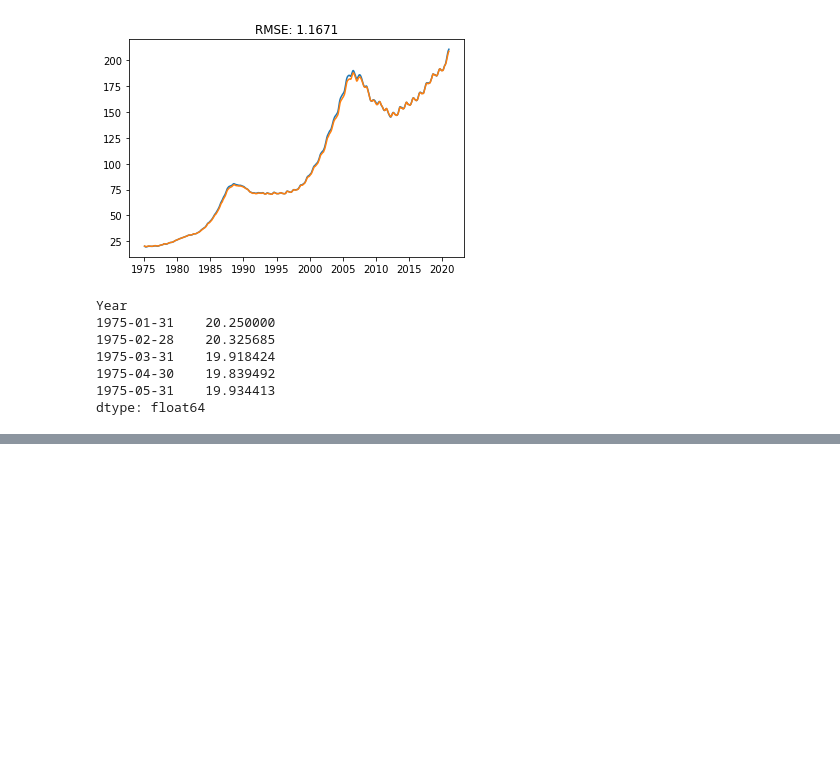
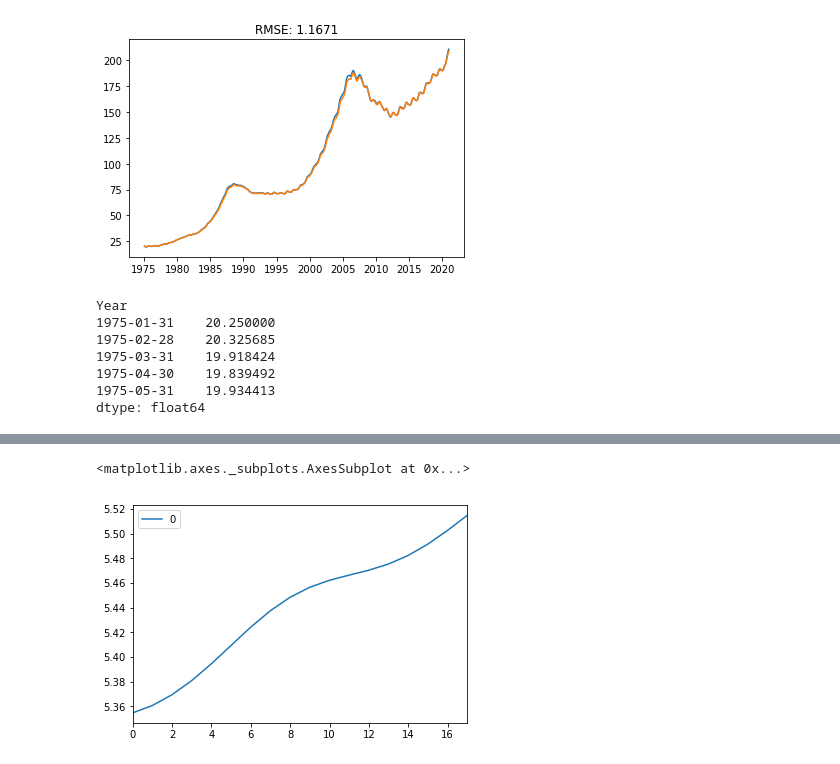
Before and after one commit to jjalomo93/Real_Estate_Dashboard, a Jupyter notebook: forecasting.ipynb, the cells around one changed output, grey strips where cells are left out. Cells and saved outputs as stored; diff of their text form; code cells hidden in the pictures; blank space fills up the shorter version.

Commit message:
updated forecasting nb

```diff
--- a/forecasting.ipynb
+++ b/forecasting.ipynb
@@ -1107,0 +767,5 @@ print(f"Out-of-Sample Root Mean Squared Error (RMSE): {out_of_sample_rmse}")
+# %%
+pd.DataFrame(results513.forecast(steps=18)[0]).plot()
+# %% [output]
+<matplotlib.axes._subplots.AxesSubplot at 0x...>
+[figure, added]
```
Also changed, not shown: parts of 92 cells of this notebook.
